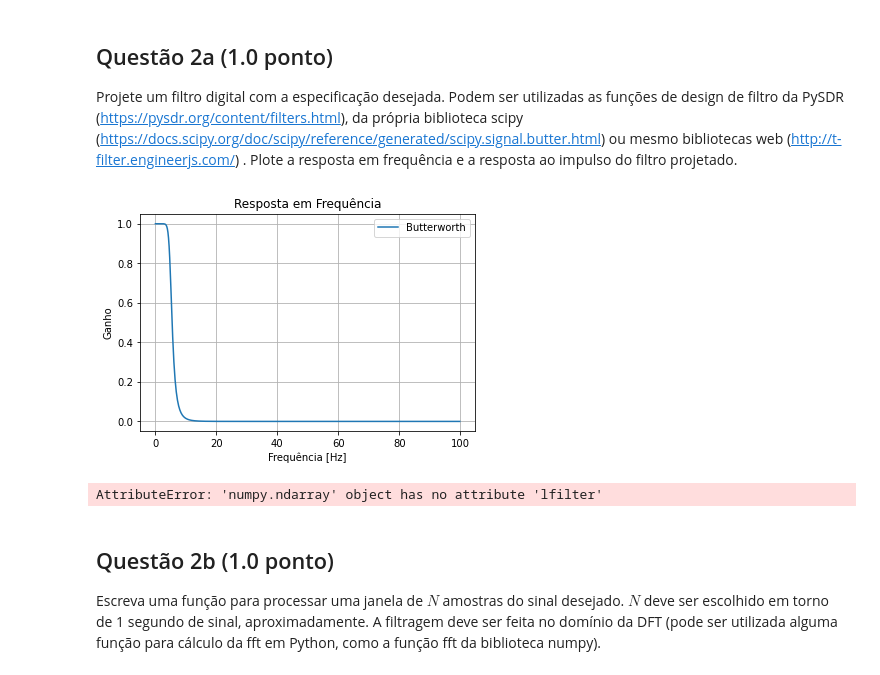
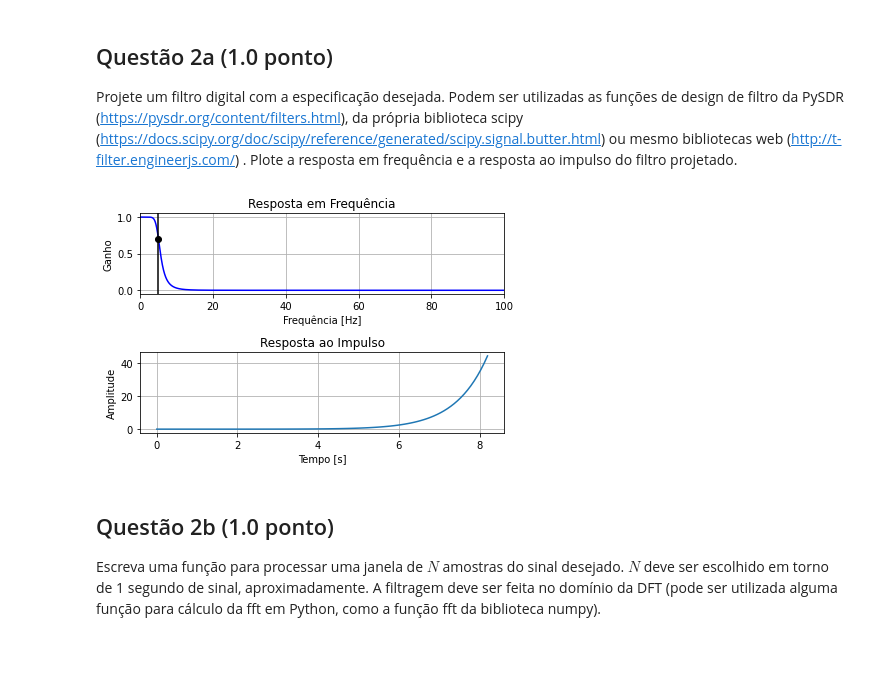
Before and after one commit to yantavares/sstd, a Jupyter notebook: Projeto_4/projeto4.ipynb, the cells around one changed output. Cells and saved outputs as stored; diff of their text form; code cells hidden in the pictures.

```diff
--- a/Projeto_4/projeto4.ipynb
+++ b/Projeto_4/projeto4.ipynb
@@ -111,45 +111,50 @@ O arquivo "potencia.txt" contém dados da envoltória real de um tom senoidal am
 
 Projete um filtro digital com a especificação desejada. Podem ser utilizadas as funções de design de filtro da PySDR (https://pysdr.org/content/filters.html), da própria biblioteca scipy (https://docs.scipy.org/doc/scipy/reference/generated/scipy.signal.butter.html) ou mesmo bibliotecas web (http://t-filter.engineerjs.com/) . Plote a resposta em frequência e a resposta ao impulso do filtro projetado.
 # %%
-from scipy.signal import butter, freqz
+import numpy as np
+from scipy.signal import butter, freqz, impulse
 import matplotlib.pyplot as plt
-import numpy as np
 
-# Definindo os parâmetros do filtro
-fs = 200.0  # taxa de amostragem
-fc = 5.0    # frequência de corte
-order = 6   # ordem do filtro
+# Parâmetros do filtro
+order = 5
+fs = 200.0       # taxa de amostragem, Hz
+cutoff = 5.0     # frequência de corte desejada do filtro, Hz
+
+# Normalizar a frequência de corte para Nyquist
+nyq = 0.5 * fs
+normal_cutoff = cutoff / nyq
 
 # Projeto do filtro
-b, a = butter(order, fc / (fs / 2), btype='low')
+b, a = butter(order, normal_cutoff, btype='low', analog=False)
 
 # Resposta em frequência
-w, h = freqz(b, a, fs=fs)
-plt.figure()
-plt.plot(w, abs(h), label="Butterworth")
+w, h = freqz(b, a, worN=8000)
+
+# Plot da resposta em frequência
+plt.subplot(2, 1, 1)
+plt.plot(0.5*fs*w/np.pi, np.abs(h), 'b')
+plt.plot(cutoff, 0.5*np.sqrt(2), 'ko')
+plt.axvline(cutoff, color='k')
+plt.xlim(0, 0.5*fs)
 plt.title("Resposta em Frequência")
-plt.xlabel("Frequência [Hz]")
-plt.ylabel("Ganho")
+plt.xlabel('Frequência [Hz]')
+plt.ylabel('Ganho')
 plt.grid(True)
-plt.legend()
-plt.show()
-
-signal = np.loadtxt("potencia.txt")
 
 # Resposta ao impulso
-impulse = np.zeros(100)
-impulse[0] = 1
-response = signal.lfilter(b, a, impulse)
-plt.figure()
-plt.stem(response)
+t, y = impulse((b, a))
+plt.subplot(2, 1, 2)
+plt.plot(t, y)
 plt.title("Resposta ao Impulso")
-plt.xlabel("Amostras")
-plt.ylabel("Amplitude")
+plt.xlabel('Tempo [s]')
+plt.ylabel('Amplitude')
 plt.grid(True)
+
+# Ajustar layout e mostrar o gráfico
+plt.tight_layout()
 plt.show()
 # %% [output]
-[figure, old version]
+[figure, new version]
-AttributeError: 'numpy.ndarray' object has no attribute 'lfilter'
 # %% [markdown]
 ## Questão 2b (1.0 ponto)
 
```
Also changed, not shown: parts of 7 cells of this notebook.
